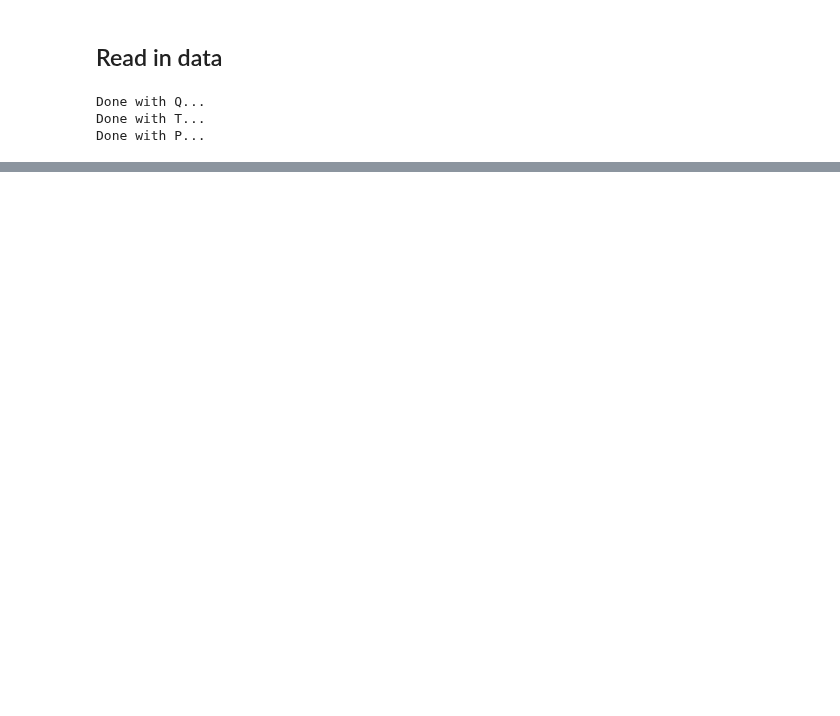
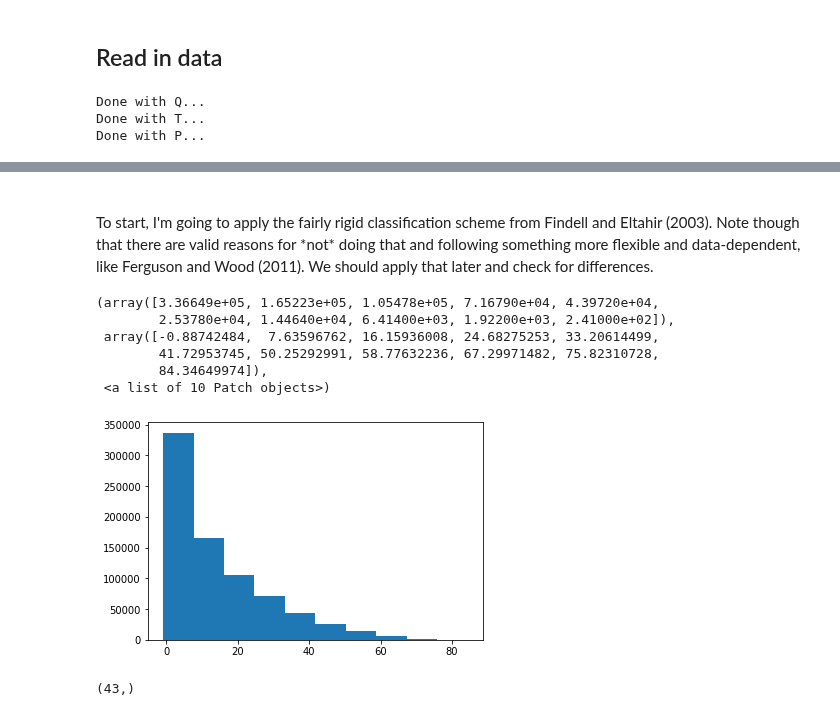
Before and after one commit to megandevlan/Coupling_CAM6CLM5, a Jupyter notebook: CTP-HI_low_CONUS.ipynb, the cells around one changed output, grey strips where cells are left out. Cells and saved outputs as stored; diff of their text form; code cells hidden in the pictures; blank space fills up the shorter version.

Commit message:
Compute CTP & HI over CONUS.

```diff
--- a/CTP-HI_low_CONUS.ipynb
+++ b/CTP-HI_low_CONUS.ipynb
@@ -669,0 +101,3 @@ KeyboardInterrupt:
+# %%
+# Pick out 12 UTC only
+ds_utc12 = ds_Full.where( ds_Full.UTC_hr==12.0 , drop=True )
@@ -669,0 +173,19 @@ KeyboardInterrupt:
+# %%
+# Read in from pickle files
+saveDir        = '/Users/meganfowler/Documents/NCAR/Analysis/Coupling_initial/Coupling_CAM6CLM5/processed_data/'
+CTP_fileName   = saveDir+'f.e21.FHIST_BGC.f09_f09_mg17.hourlyOutput.001.CTP_CONUS_12utc.p'
+HIlow_fileName = saveDir+'f.e21.FHIST_BGC.f09_f09_mg17.hourlyOutput.001.HIlow_CONUS_12utc.p'
+
+CTP_all   = pickle.load(open(CTP_fileName, "rb"))
+HIlow_all = pickle.load(open(HIlow_fileName, "rb"))
+# %%
+# Probably could've done this first... But let's use just days from JJA
+iMon = np.where((ds_utc12.UTC_mon.values>=6) & (ds_utc12.UTC_mon.values<=8) )[0]
+
+CTP_jja = CTP_all[iMon,:,:]
+HI_jja  = HIlow_all[iMon,:,:]
+# %%
+# So define dimensions again
+nTime = np.shape(CTP_jja)[0]
+nLat  = np.shape(CTP_jja)[1]
+nLon  = np.shape(CTP_jja)[2]
@@ -669,0 +206,22 @@ KeyboardInterrupt:
+# %% [markdown]
+<br>
+To start, I'm going to apply the fairly rigid classification scheme from Findell and Eltahir (2003). Note though that there are valid reasons for *not* doing that and following something more flexible and data-dependent, like Ferguson and Wood (2011). We should apply that later and check for differences.
+<br>
+# %%
+# Check distribution of HI_low
+#   FE03 keeps HI in units of ˚C, but ours in K.
+#   In retrospect though, since it's just a measure of the difference in T and Td between levels,
+#   that *difference* should be unaffected by which units of temperature were used (for ˚C vs. K, at least).
+
+plt.hist(HI_jja.reshape([nTime*nLat*nLon,1]))
+plt.show()
+
+# And that distribution looks quite reasonable! See FE03_part2 Fig. 4 for example.
+# %% [output]
+(array([3.36649e+05, 1.65223e+05, 1.05478e+05, 7.16790e+04, 4.39720e+04,
+        2.53780e+04, 1.44640e+04, 6.41400e+03, 1.92200e+03, 2.41000e+02]),
+ array([-0.88742484,  7.63596762, 16.15936008, 24.68275253, 33.20614499,
+        41.72953745, 50.25292991, 58.77632236, 67.29971482, 75.82310728,
+        84.34649974]),
+ <a list of 10 Patch objects>)
+[figure, added]
@@ -669,0 +272,4 @@ KeyboardInterrupt:
+# %%
+np.shape(ds_utc12.lat)
+# %% [output]
+(43,)
```
Also changed, not shown: parts of 45 cells of this notebook.
